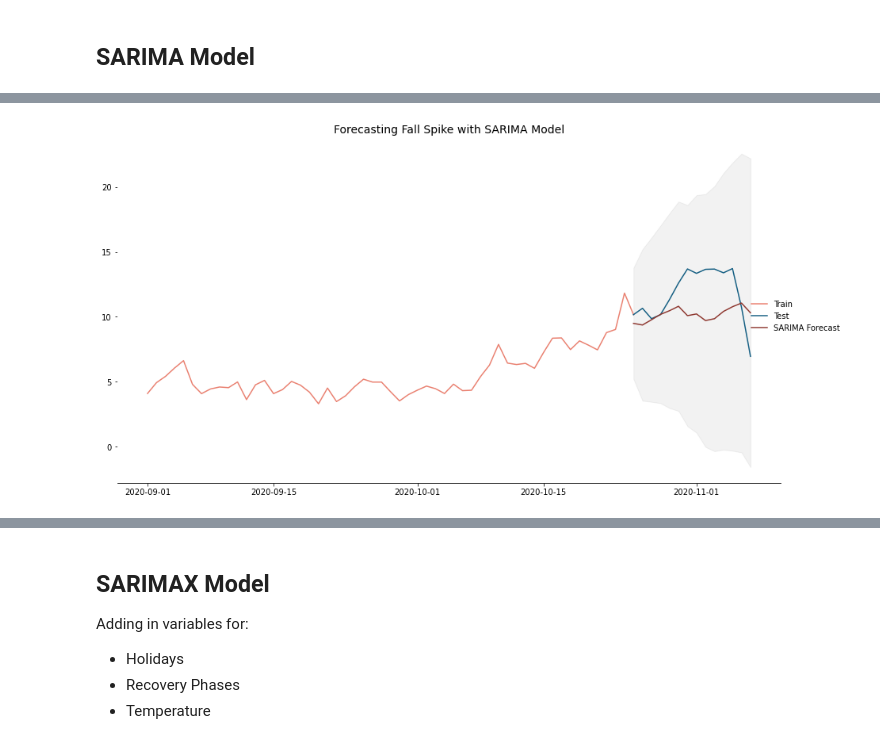
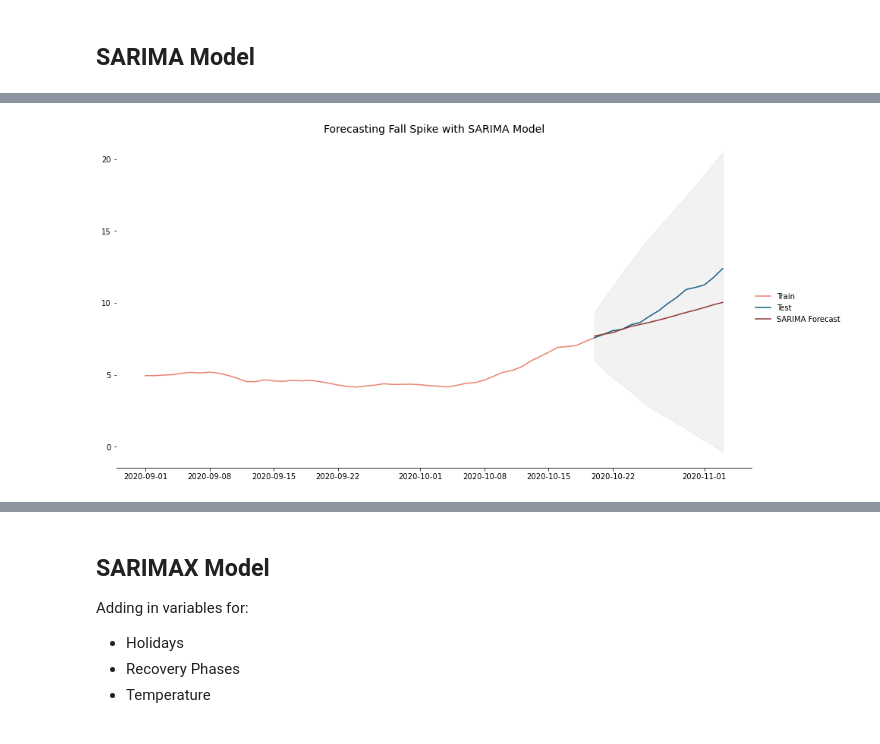
Before and after one commit to Jamilmirabito/chicago_covid_19_zip_code_analysis, a Jupyter notebook: time_series_analysis.ipynb, the cells around one changed output, grey strips where cells are left out. Saved outputs shown, nothing was run; the diff lists cells and outputs as text; code cells hidden in the pictures.

Commit message:
Updating Time Series Analysis

```diff
--- a/time_series_analysis.ipynb
+++ b/time_series_analysis.ipynb
@@ -53,2 +48,2 @@ testing = testing.iloc[:-1,:]
 # %%
-testing['posRate'] = round((testing['Positive Tests']/testing['Total Tests'])*100, 2)
+testing['posRate'] = round((testing['Positive Tests'].rolling(7).mean()/(testing['Positive Tests'].rolling(7).mean() + testing['Not Positive Tests'].rolling(7).mean())), 4)
@@ -61,3 +50,6 @@ See the caveats in the documentation: https://pandas.pydata.org/pandas-docs/stab
+# %%
+# Replacing null with zero
+testing.posRate.replace(np.nan, 0, inplace=True)
 # %%
 title = 'Positive Tests, Hospitalizations, and Deaths (7-Day Rolling Average)'
 var_labels = ['Daily Positive Cases', 'Daily Hospitalizations', 'Daily Deaths']
@@ -369,8 +324,8 @@ colors =["#ea8171","#155F83", "#8F3931", "#8A9045", "#D5802B", "#350E20", "#5859
 
 x = ['March', 'April', 'May', 'June', 'July', 'August', 'September', 'October', 'November']
 
-pos_rate = ax.plot(testing.posRate.rolling(7).mean(), color = colors[0])
-threshold = ax.plot(pd.Series(5, index=testing.posRate.index), color = 'grey', linestyle='-.')
+pos_rate = ax.plot(testing.posRate, color = colors[0])
+threshold = ax.plot(pd.Series(.05, index=testing.posRate.index), color = 'grey', linestyle='-.')
 var_handles = [pos_rate, threshold]
 
 spine_position = ['top', 'left', 'right']
@@ -487,8 +442,8 @@ def forecast_plot(vars_list, var_labels, title, dist, min):
 ## Naive Model
 # %%
 # Creating testing and training sets
-train = testing.loc[:'2020-10-25', 'posRate']
-test = testing.loc['2020-10-25':, 'posRate']
+train = testing.loc[:'2020-10-20', 'posRate']*100
+test = testing.loc['2020-10-20':'2020-11-03', 'posRate']*100
 # %%
 naive = pd.Series([train[len(train)-1] for i in range(len(test))])
 naive.index = test.index
@@ -636,11 +590,11 @@ upper_series = pd.Series(confint[:, 1], index=index)
 # %%
 forecast_plot(vars_list =[train['2020-09-01':], test, fc_series],
                           var_labels = ['Train', 'Test','SARIMA Forecast'],
                           title = 'Forecasting Fall Spike with SARIMA Model',
-                          dist=.8,
+                          dist=.85,
                           min=lower_series)
 # %% [output]
-[figure, old version]
+[figure, new version]
 # %%
 SARIMA_metrics = forecast_accuracy(fc_series, test)
 # %%
```
Also changed, not shown: parts of 168 cells of this notebook.
